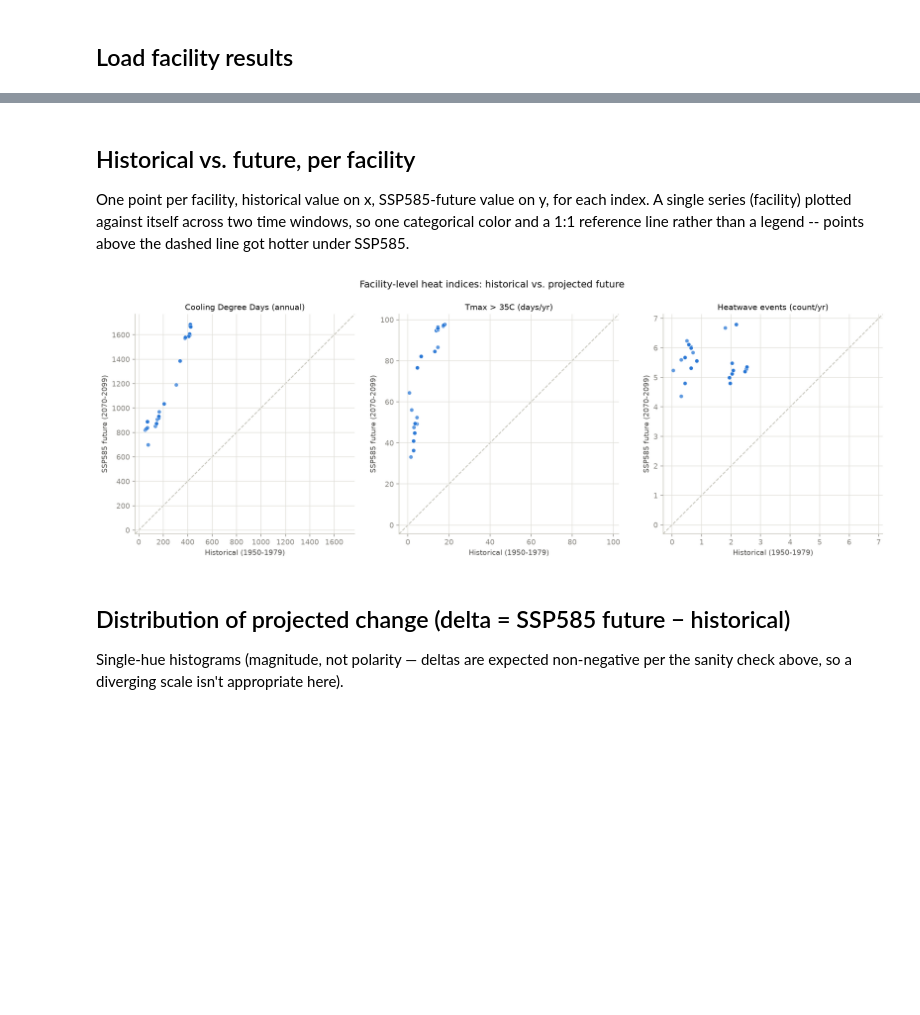
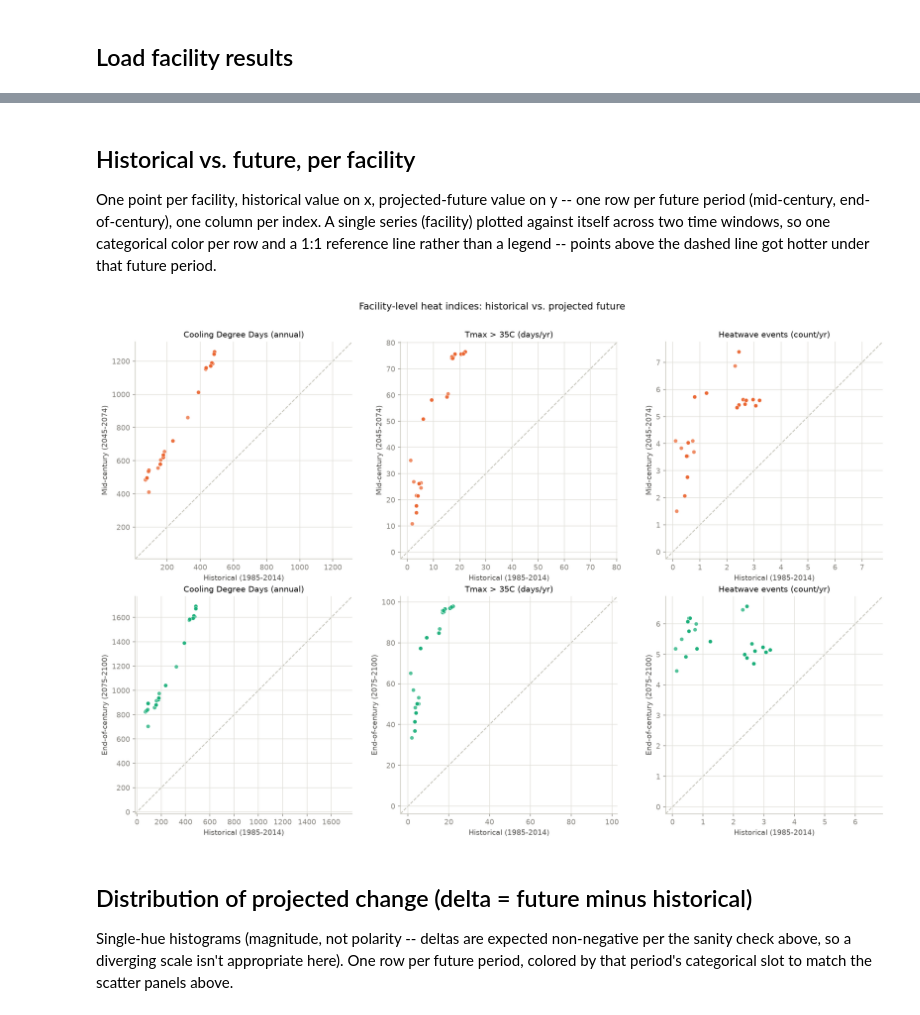
Before and after one commit to lauraqueen411/data-center-climate-risk, a Jupyter notebook: notebooks/facility_heat_indices_explore.ipynb, the cells around one changed output, grey strips where cells are left out. Drawn from its saved outputs; the diff is of its cells as text; code cells hidden in the pictures; blank space fills up the shorter version.

```diff
--- a/notebooks/facility_heat_indices_explore.ipynb
+++ b/notebooks/facility_heat_indices_explore.ipynb
@@ -88,9 +109,11 @@ facilities['facility_label'] = facilities['facility_name'].fillna(
 )
 
 print(f'{len(facilities)} facilities loaded')
-neg_days = int((facilities['tmax_threshold_days_delta'] < 0).sum())
-neg_events = int((facilities['heatwave_events_delta'] < 0).sum())
-print(f'Sanity: {neg_days} negative tmax_threshold_days_delta, {neg_events} negative heatwave_events_delta (expect 0 under SSP585)')
+for period_key in FUTURE_PERIODS:
+    neg_days = int((facilities[f'tmax_threshold_days_{period_key}_delta'] < 0).sum())
+    neg_events = int((facilities[f'heatwave_events_{period_key}_delta'] < 0).sum())
+    print(f'Sanity ({period_key}): {neg_days} negative tmax_threshold_days_delta, '
+          f'{neg_events} negative heatwave_events_delta (expect 0 under SSP585)')
 facilities.head()
 # %% [output]
 109 facilities loaded
@@ -104,41 +128,48 @@ Sanity: 0 negative tmax_threshold_days_delta, 0 negative heatwave_events_delta (
 # %% [markdown]
 ## Historical vs. future, per facility
 
-One point per facility, historical value on x, SSP585-future value on y, for
-each index. A single series (facility) plotted against itself across two
-time windows, so one categorical color and a 1:1 reference line rather than
-a legend -- points above the dashed line got hotter under SSP585.
+One point per facility, historical value on x, projected-future value on y --
+one row per future period (mid-century, end-of-century), one column per
+index. A single series (facility) plotted against itself across two time
+windows, so one categorical color per row and a 1:1 reference line rather
+than a legend -- points above the dashed line got hotter under that future
+period.
 # %%
 index_panels = [
-    ('cdd', 'cdd_historical_1950_1979', 'cdd_ssp585_2070_2099', 'Cooling Degree Days (annual)'),
-    ('tmax_days', 'tmax_threshold_days_historical_1950_1979', 'tmax_threshold_days_ssp585_2070_2099', 'Tmax > 35C (days/yr)'),
-    ('heatwave', 'heatwave_events_historical_1950_1979', 'heatwave_events_ssp585_2070_2099', 'Heatwave events (count/yr)'),
+    ('cdd', 'Cooling Degree Days (annual)'),
+    ('tmax_threshold_days', 'Tmax > 35C (days/yr)'),
+    ('heatwave_events', 'Heatwave events (count/yr)'),
 ]
+hist_suffix = PERIOD_COLUMN_SUFFIX['historical']
 
-fig, axes = plt.subplots(1, 3, figsize=(15, 5))
-for ax, (_, hist_col, fut_col, title) in zip(axes, index_panels):
-    x = facilities[hist_col].to_numpy()
-    y = facilities[fut_col].to_numpy()
-    lo, hi = min(x.min(), y.min()), max(x.max(), y.max())
-    pad = (hi - lo) * 0.05
-    ax.plot([lo - pad, hi + pad], [lo - pad, hi + pad], linestyle='--', linewidth=1.2, color=AXIS_LINE, zorder=1)
-    ax.scatter(x, y, s=28, color=SERIES_BLUE, alpha=0.75, edgecolor='white', linewidth=0.4, zorder=2)
-    ax.set_xlim(lo - pad, hi + pad)
-    ax.set_ylim(lo - pad, hi + pad)
-    ax.set_xlabel('Historical (1950-1979)')
-    ax.set_ylabel('SSP585 future (2070-2099)')
-    ax.set_title(title, color=INK_PRIMARY, fontsize=11)
-    ax.set_aspect('equal', adjustable='box')
+fig, axes = plt.subplots(2, 3, figsize=(15, 10))
+for row, period_key in zip(axes, FUTURE_PERIODS):
+    fut_suffix = PERIOD_COLUMN_SUFFIX[period_key]
+    color = PERIOD_COLORS[period_key]
+    for ax, (index, title) in zip(row, index_panels):
+        x = facilities[f'{index}_{hist_suffix}'].to_numpy()
+        y = facilities[f'{index}_{fut_suffix}'].to_numpy()
+        lo, hi = min(x.min(), y.min()), max(x.max(), y.max())
+        pad = (hi - lo) * 0.05
+        ax.plot([lo - pad, hi + pad], [lo - pad, hi + pad], linestyle='--', linewidth=1.2, color=AXIS_LINE, zorder=1)
+        ax.scatter(x, y, s=28, color=color, alpha=0.75, edgecolor='white', linewidth=0.4, zorder=2)
+        ax.set_xlim(lo - pad, hi + pad)
+        ax.set_ylim(lo - pad, hi + pad)
+        ax.set_xlabel('Historical (1985-2014)')
+        ax.set_ylabel(PERIOD_LABELS[period_key])
+        ax.set_title(title, color=INK_PRIMARY, fontsize=11)
+        ax.set_aspect('equal', adjustable='box')
 
-fig.suptitle('Facility-level heat indices: historical vs. projected future', y=1.03, fontsize=13, color=INK_PRIMARY)
+fig.suptitle('Facility-level heat indices: historical vs. projected future', y=1.01, fontsize=13, color=INK_PRIMARY)
 fig.tight_layout()
 plt.show()
 # %% [output]
-[figure, old version]
+[figure, new version]
 # %% [markdown]
-## Distribution of projected change (delta = SSP585 future − historical)
+## Distribution of projected change (delta = future minus historical)
 
-Single-hue histograms (magnitude, not polarity — deltas are expected
+Single-hue histograms (magnitude, not polarity -- deltas are expected
 non-negative per the sanity check above, so a diverging scale isn't
-appropriate here).
+appropriate here). One row per future period, colored by that period's
+categorical slot to match the scatter panels above.
 # %%
```
Also changed, not shown: parts of 11 cells of this notebook, 1 other file.
